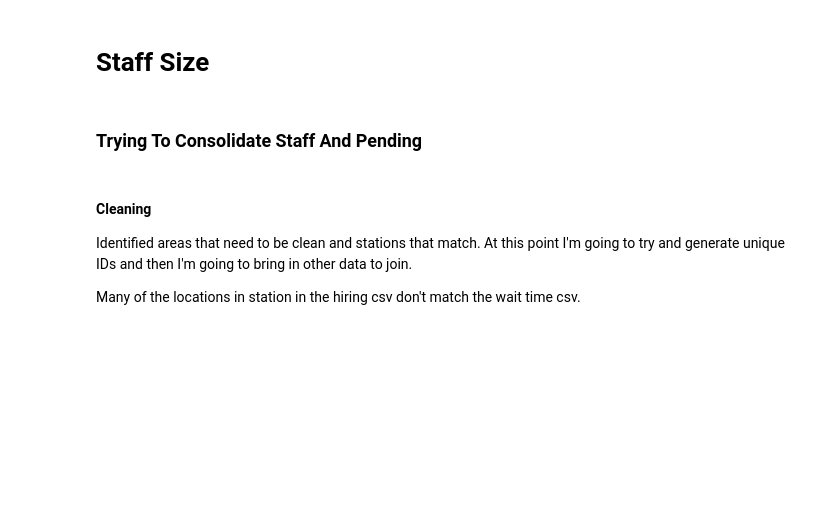
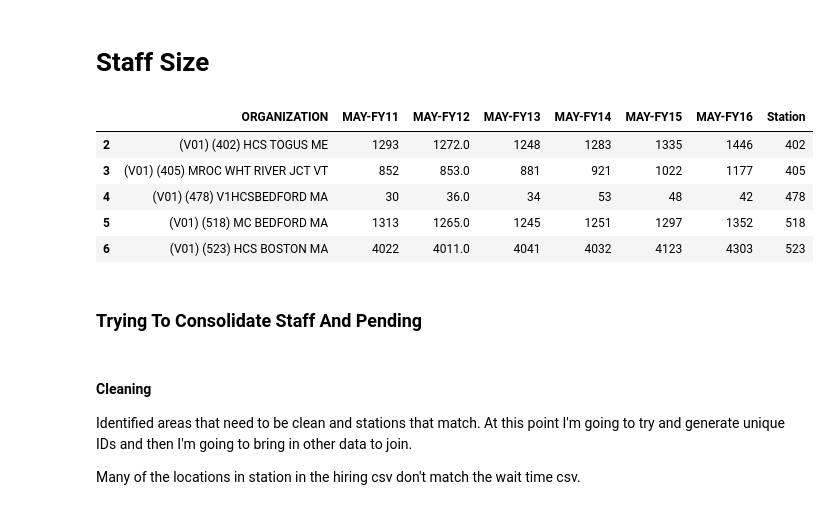
Before and after one commit to isabella232/va-data-analysis, a Jupyter notebook: Generate_CSV.ipynb, the cells around one changed output. Saved outputs shown, nothing was run; the diff lists cells and outputs as text; code cells hidden in the pictures; blank space fills up the shorter version.

```diff
--- a/Generate_CSV.ipynb
+++ b/Generate_CSV.ipynb
@@ -57,11 +62,18 @@ IOError: File Wait_Time/Pending_Clean/14_12_01_Wait_Pending.csv does not exist
 # %% [markdown]
 # Staff Size
 # %%
-staff = pd.read_csv("Staff_Size/Onboard_By_statyion_By_FY.csv")
+staff = pd.read_csv("Data/Staff_Size/Onboard_By_statyion_By_FY.csv")
 staff = staff.drop(0).drop(1) # dropping first and second lines because these don't refer to actual stations.
 staff["Station"] = staff["ORGANIZATION"].apply(get_station)
 staff.head()
 #staff
+# %% [output]
+|  | ORGANIZATION | MAY-FY11 | MAY-FY12 | MAY-FY13 | MAY-FY14 | MAY-FY15 | MAY-FY16 | Station |
+| 2 | (V01) (402) HCS TOGUS ME | 1293 | 1272.0 | 1248 | 1283 | 1335 | 1446 | 402 |
+| 3 | (V01) (405) MROC WHT RIVER JCT VT | 852 | 853.0 | 881 | 921 | 1022 | 1177 | 405 |
+| 4 | (V01) (478) V1HCSBEDFORD MA | 30 | 36.0 | 34 | 53 | 48 | 42 | 478 |
+| 5 | (V01) (518) MC BEDFORD MA | 1313 | 1265.0 | 1245 | 1251 | 1297 | 1352 | 518 |
+| 6 | (V01) (523) HCS BOSTON MA | 4022 | 4011.0 | 4041 | 4032 | 4123 | 4303 | 523 |
 # %% [markdown]
 ### Trying To Consolidate Staff And Pending
 # %%
```
Also changed, not shown: parts of 23 cells of this notebook, 6 other files.
